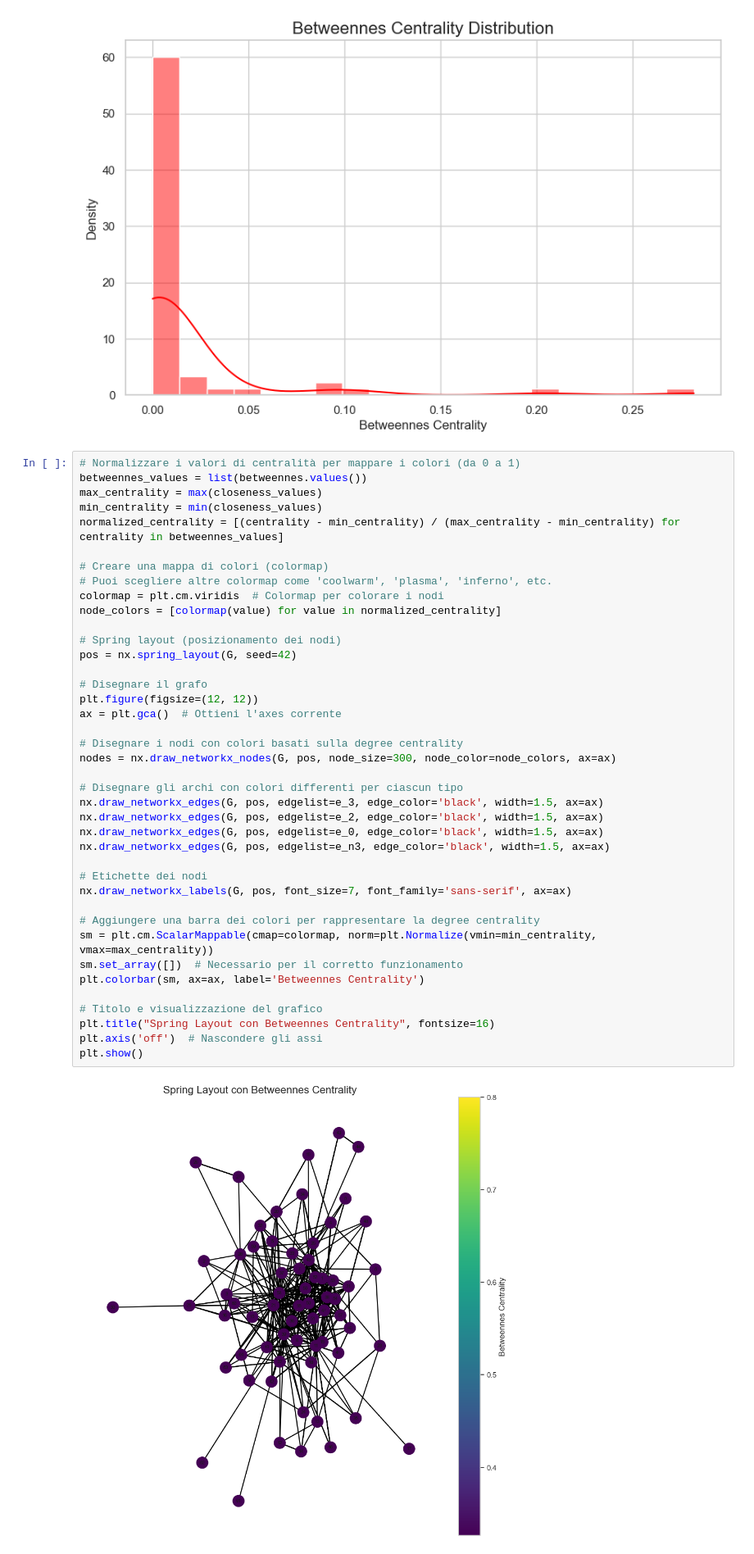
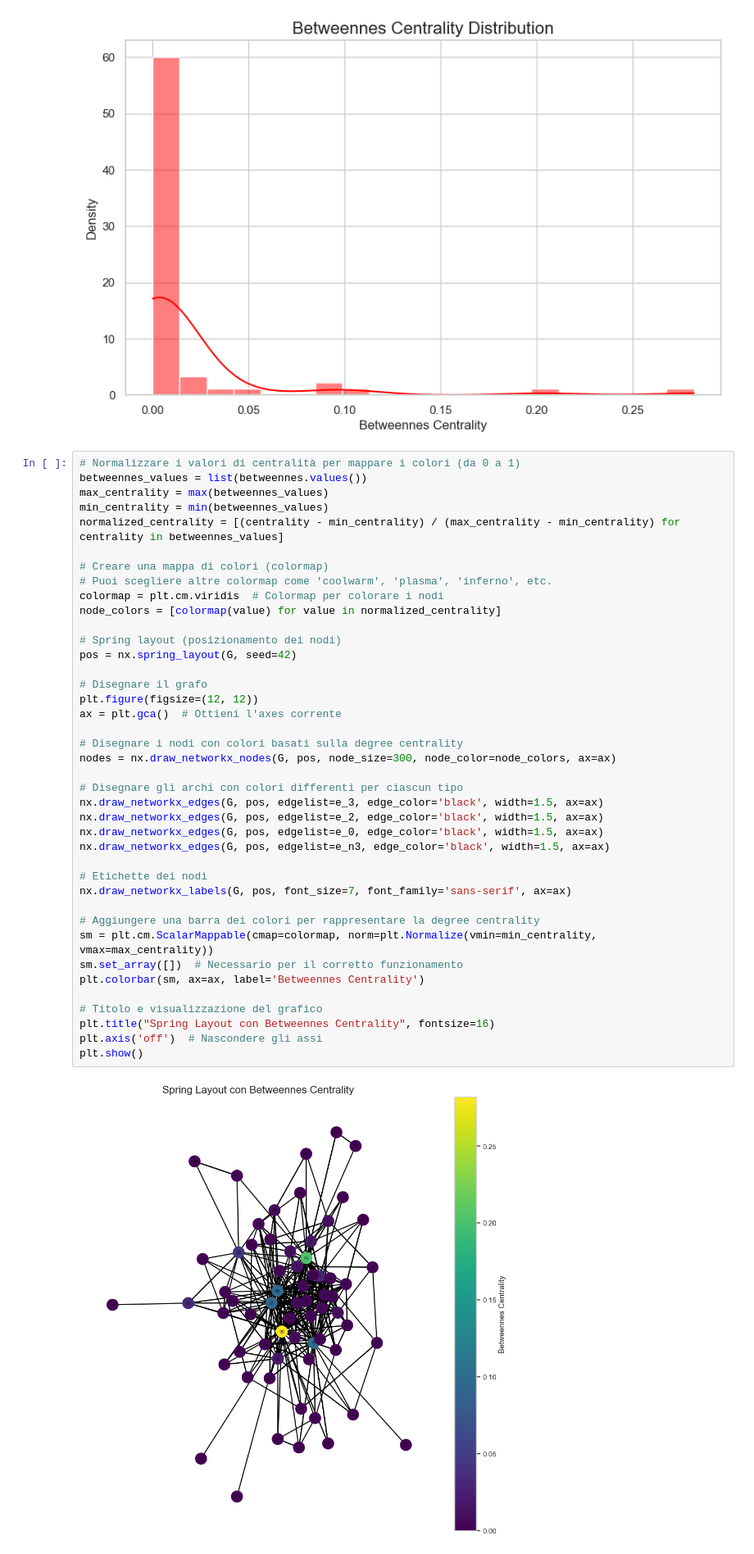
Before and after one commit to Giansimone-Coccia/Social_Network_Analysis, a Jupyter notebook: preprocessing.ipynb, the cells around one changed output. Shown at 82% size. Saved outputs shown, nothing was run; the diff lists cells and outputs as text.

```diff
--- a/preprocessing.ipynb
+++ b/preprocessing.ipynb
@@ -538,8 +538,8 @@ plt.show()
 # %%
 # Normalizzare i valori di centralità per mappare i colori (da 0 a 1)
 betweennes_values = list(betweennes.values())
-max_centrality = max(closeness_values)
-min_centrality = min(closeness_values)
+max_centrality = max(betweennes_values)
+min_centrality = min(betweennes_values)
 normalized_centrality = [(centrality - min_centrality) / (max_centrality - min_centrality) for centrality in betweennes_values]
 
 # Creare una mappa di colori (colormap)
@@ -549,31 +549,31 @@ node_colors = [colormap(value) for value in normalized_centrality]
 
 # Spring layout (posizionamento dei nodi)
 pos = nx.spring_layout(G, seed=42)
 
 # Disegnare il grafo
 plt.figure(figsize=(12, 12))
 ax = plt.gca()  # Ottieni l'axes corrente
 
 # Disegnare i nodi con colori basati sulla degree centrality
 nodes = nx.draw_networkx_nodes(G, pos, node_size=300, node_color=node_colors, ax=ax)
 
 # Disegnare gli archi con colori differenti per ciascun tipo
 nx.draw_networkx_edges(G, pos, edgelist=e_3, edge_color='black', width=1.5, ax=ax)
 nx.draw_networkx_edges(G, pos, edgelist=e_2, edge_color='black', width=1.5, ax=ax)
 nx.draw_networkx_edges(G, pos, edgelist=e_0, edge_color='black', width=1.5, ax=ax)
 nx.draw_networkx_edges(G, pos, edgelist=e_n3, edge_color='black', width=1.5, ax=ax)
 
 # Etichette dei nodi
 nx.draw_networkx_labels(G, pos, font_size=7, font_family='sans-serif', ax=ax)
 
 # Aggiungere una barra dei colori per rappresentare la degree centrality
 sm = plt.cm.ScalarMappable(cmap=colormap, norm=plt.Normalize(vmin=min_centrality, vmax=max_centrality))
 sm.set_array([])  # Necessario per il corretto funzionamento
 plt.colorbar(sm, ax=ax, label='Betweennes Centrality')
 
 # Titolo e visualizzazione del grafico
 plt.title("Spring Layout con Betweennes Centrality", fontsize=16)
 plt.axis('off')  # Nascondere gli assi
 plt.show()
 # %% [output]
-[figure, old version]
+[figure, new version]
```
Also changed, not shown: parts of 5 cells of this notebook.
